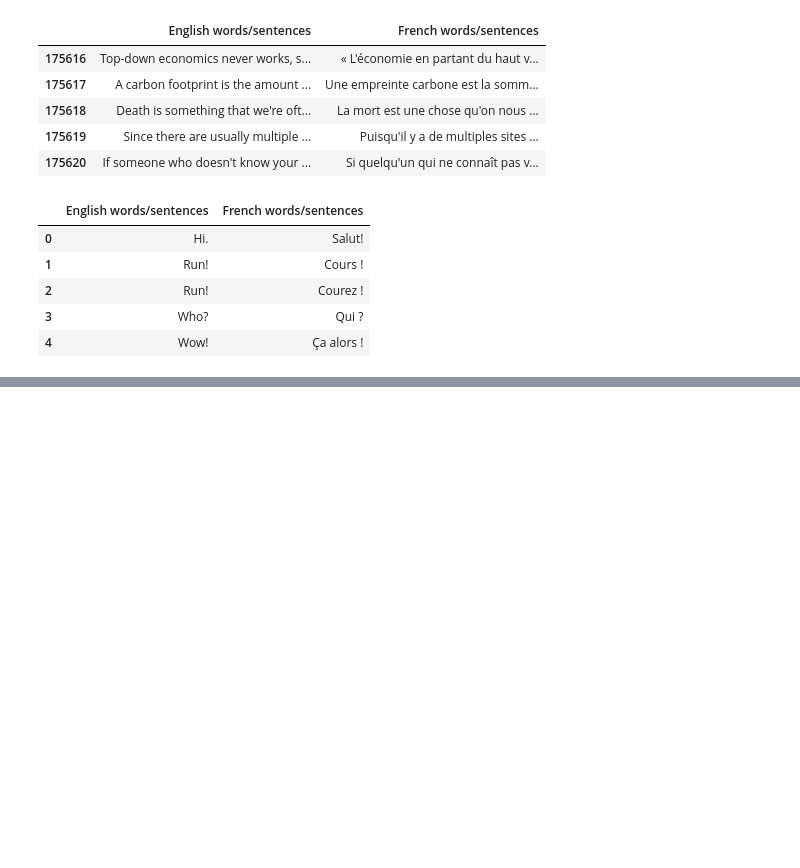
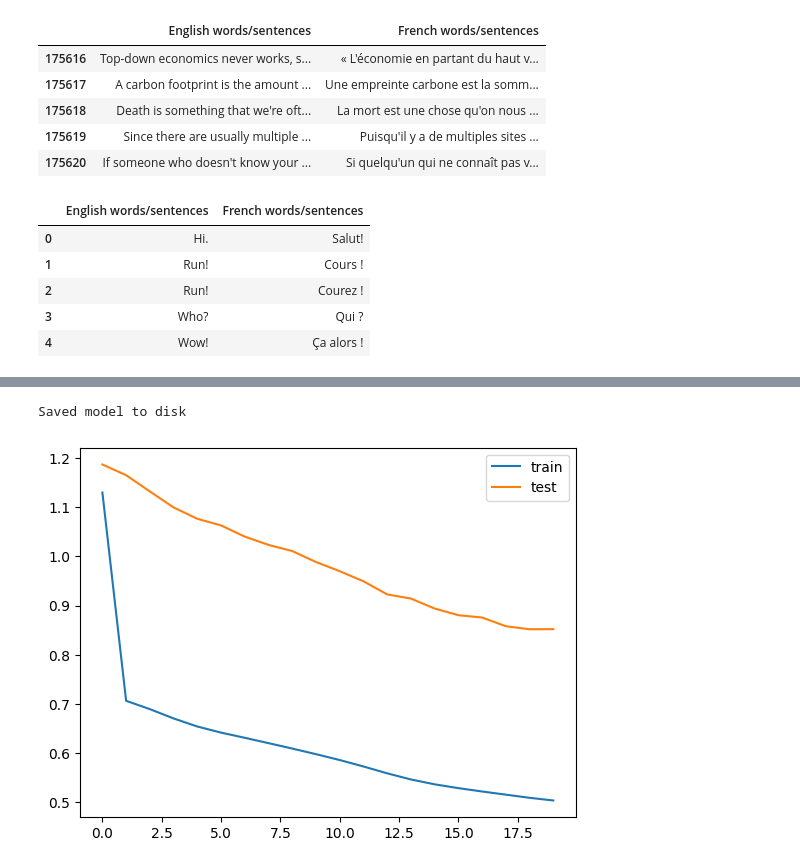
Before and after one commit to poojamahajan0712/Data-Science-Portfolio, a Jupyter notebook: NLP/Machine Translation/MachineTranslation.ipynb, the cells around one changed output, grey strips where cells are left out. Saved outputs shown, nothing was run; the diff lists cells and outputs as text; code cells hidden in the pictures; blank space fills up the shorter version.

```diff
--- a/NLP/Machine Translation/MachineTranslation.ipynb
+++ b/NLP/Machine Translation/MachineTranslation.ipynb
@@ -765,0 +182,6 @@ model.plot_attention(long_text)
+# %%
+
+X_train = np.array(X_train)
+y_train = np.array(y_train)
+X_test = np.array(X_test)
+y_test = np.array(y_test)
@@ -765,0 +260,10 @@ model.plot_attention(long_text)
+# %%
+model.compile(optimizer='rmsprop', loss='sparse_categorical_crossentropy', metrics=['accuracy'])
+# %%
+es = EarlyStopping(monitor='val_loss', mode='min', verbose=1)
+# %%
+history = model.fit([X_train, y_train[:,:-1]], y_train.reshape(y_train.shape[0], y_train.shape[1],1)[:,1:],
+                    epochs=50,
+                    callbacks=[es],
+                    batch_size=512,
+                    validation_data = ([X_test, y_test[:,:-1]], y_test.reshape(y_test.shape[0], y_test.shape[1], 1)[:,1:]))
@@ -765,0 +288,10 @@ model.plot_attention(long_text)
+# %%
+
+model_json = model.to_json()
+with open("/content/drive/MyDrive/Machine_Translation/saved_model/NMT_model.json", "w") as json_file:
+    json_file.write(model_json)
+# serialize weights to HDF5
+model.save_weights("/content/drive/MyDrive/Machine_Translation/saved_model/NMT_model_weight.weights.h5")
+print("Saved model to disk")
+# %% [output]
+Saved model to disk
@@ -765,0 +307,7 @@ model.plot_attention(long_text)
+# %%
+pyplot.plot(history.history['loss'], label='train')
+pyplot.plot(history.history['val_loss'], label='test')
+pyplot.legend()
+pyplot.show()
+# %% [output]
+[figure, added]
```
Also changed, not shown: parts of 85 cells of this notebook.
